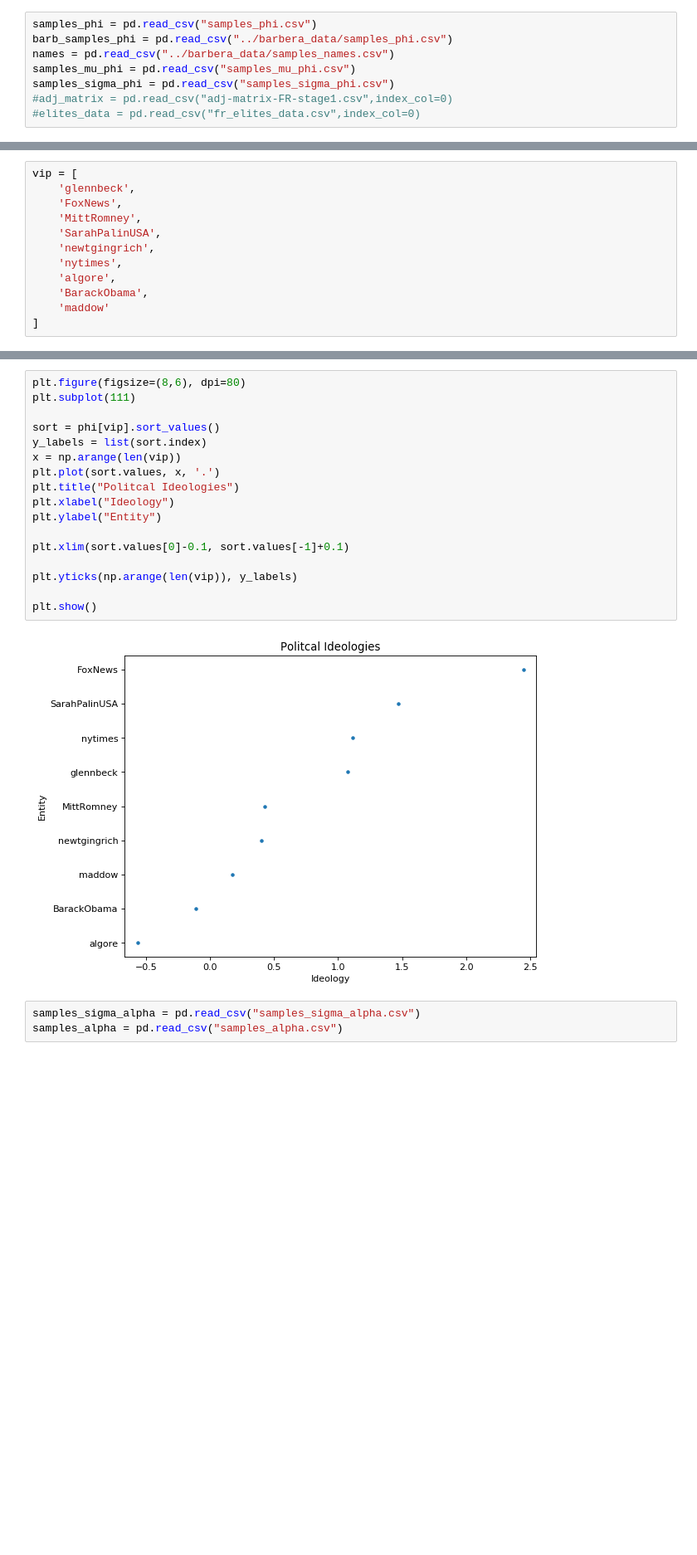
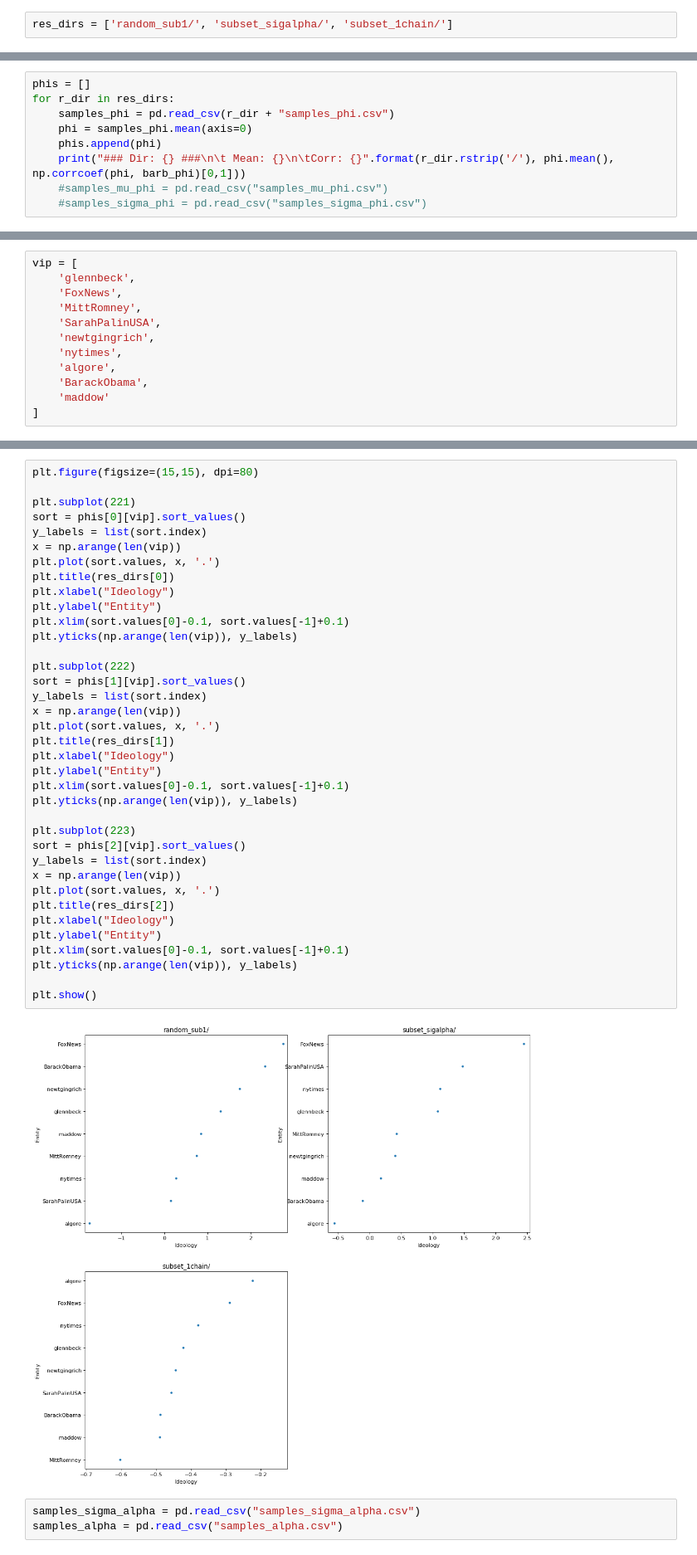
Before and after one commit to etdej/twitter_ideal_point_estimation, a Jupyter notebook: data/us_results/us_stage1.ipynb, the cells around one changed output, grey strips where cells are left out. Shown at 83% size. Saved outputs shown, nothing was run; the diff lists cells and outputs as text; blank space fills up the shorter version.

```diff
--- a/data/us_results/us_stage1.ipynb
+++ b/data/us_results/us_stage1.ipynb
@@ -4,11 +4,5 @@ import matplotlib
 import numpy as np
 import matplotlib.pyplot as plt
 %matplotlib inline
-# %%
-samples_phi = pd.read_csv("samples_phi.csv")
-barb_samples_phi = pd.read_csv("../barbera_data/samples_phi.csv")
-names = pd.read_csv("../barbera_data/samples_names.csv")
-samples_mu_phi = pd.read_csv("samples_mu_phi.csv")
-samples_sigma_phi = pd.read_csv("samples_sigma_phi.csv")
-#adj_matrix = pd.read_csv("adj-matrix-FR-stage1.csv",index_col=0)
-#elites_data = pd.read_csv("fr_elites_data.csv",index_col=0)
+# %%
+res_dirs = ['random_sub1/', 'subset_sigalpha/', 'subset_1chain/']
@@ -39,0 +46,9 @@ print(sigma_phi.mean())
+# %%
+phis = []
+for r_dir in res_dirs:
+    samples_phi = pd.read_csv(r_dir + "samples_phi.csv")
+    phi = samples_phi.mean(axis=0)
+    phis.append(phi)
+    print("### Dir: {} ###\n\t Mean: {}\n\tCorr: {}".format(r_dir.rstrip('/'), phi.mean(), np.corrcoef(phi, barb_phi)[0,1]))
+    #samples_mu_phi = pd.read_csv("samples_mu_phi.csv")
+    #samples_sigma_phi = pd.read_csv("samples_sigma_phi.csv")
@@ -94,22 +108,42 @@ dtype: float64
 # %%
-plt.figure(figsize=(8,6), dpi=80)
-plt.subplot(111)
+plt.figure(figsize=(15,15), dpi=80)
 
-sort = phi[vip].sort_values()
+plt.subplot(221)
+sort = phis[0][vip].sort_values()
 y_labels = list(sort.index)
 x = np.arange(len(vip))
 plt.plot(sort.values, x, '.')
-plt.title("Politcal Ideologies")
+plt.title(res_dirs[0])
 plt.xlabel("Ideology")
 plt.ylabel("Entity")
+plt.xlim(sort.values[0]-0.1, sort.values[-1]+0.1)
+plt.yticks(np.arange(len(vip)), y_labels)
 
+plt.subplot(222)
+sort = phis[1][vip].sort_values()
+y_labels = list(sort.index)
+x = np.arange(len(vip))
+plt.plot(sort.values, x, '.')
+plt.title(res_dirs[1])
+plt.xlabel("Ideology")
+plt.ylabel("Entity")
 plt.xlim(sort.values[0]-0.1, sort.values[-1]+0.1)
+plt.yticks(np.arange(len(vip)), y_labels)
 
+plt.subplot(223)
+sort = phis[2][vip].sort_values()
+y_labels = list(sort.index)
+x = np.arange(len(vip))
+plt.plot(sort.values, x, '.')
+plt.title(res_dirs[2])
+plt.xlabel("Ideology")
+plt.ylabel("Entity")
+plt.xlim(sort.values[0]-0.1, sort.values[-1]+0.1)
 plt.yticks(np.arange(len(vip)), y_labels)
 
 plt.show()
 # %% [output]
-[figure, old version]
+[figure, new version]
 # %%
 samples_sigma_alpha = pd.read_csv("samples_sigma_alpha.csv")
 samples_alpha = pd.read_csv("samples_alpha.csv")
```
Also changed, not shown: parts of 13 cells of this notebook, 56 other files.
